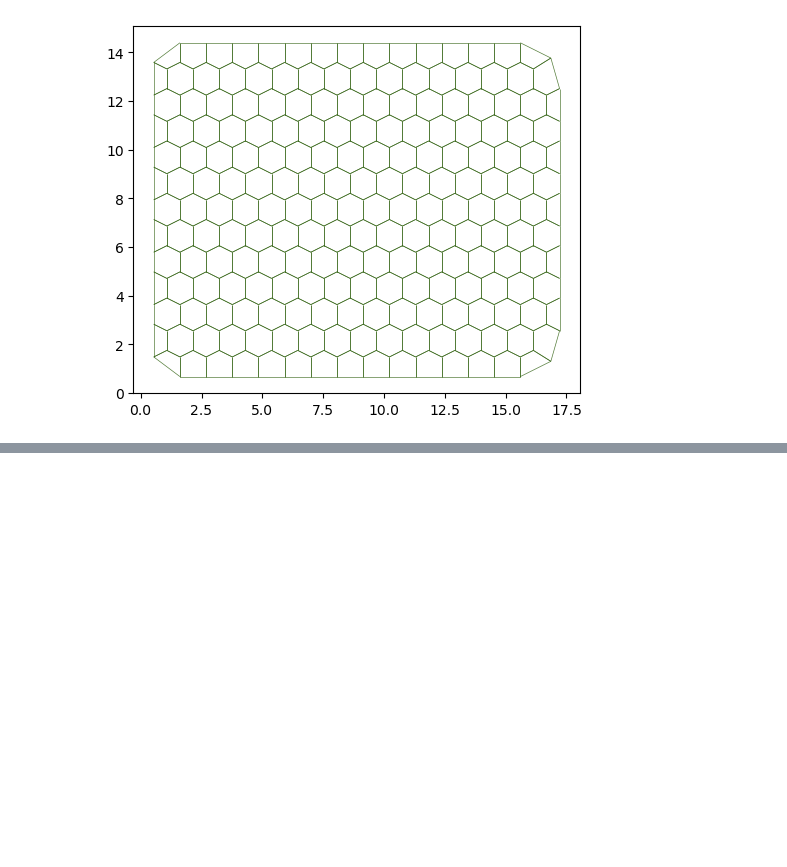
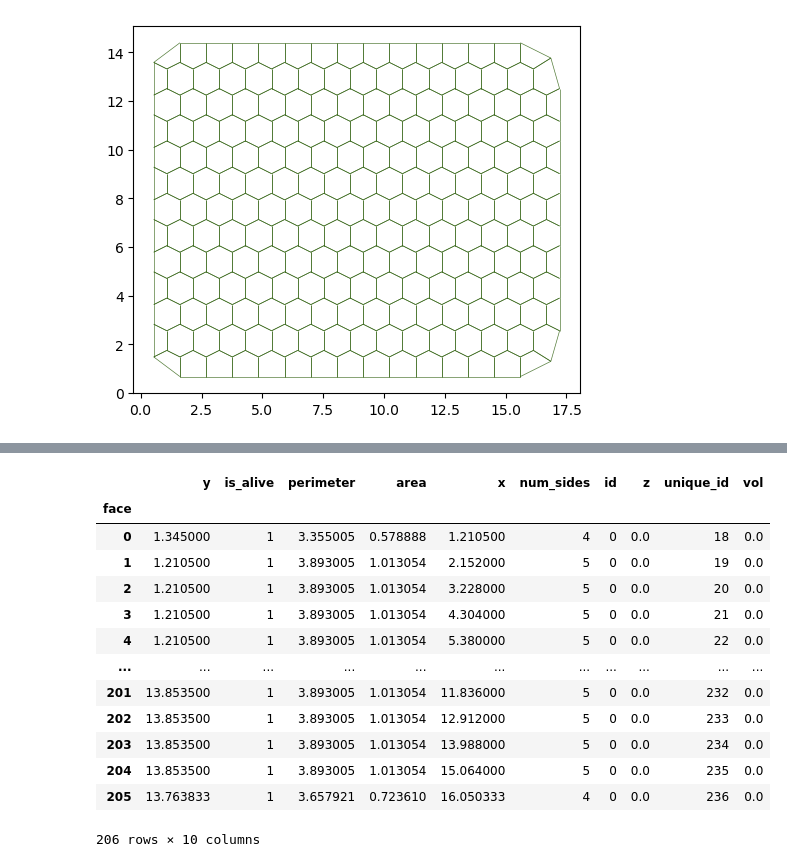
Before and after one commit to vivarium-collective/vivarium-tyssue, a Jupyter notebook: Notebooks/cylindermodel.ipynb, the cells around one changed output, grey strips where cells are left out. Cells and saved outputs as stored; diff of their text form; code cells hidden in the pictures; blank space fills up the shorter version.

```diff
--- a/Notebooks/cylindermodel.ipynb
+++ b/Notebooks/cylindermodel.ipynb
@@ -427,2 +328,19 @@ fig, ax = draw_faces_highlighted(sheet, face_indices=[67, 106], highlight_color=
 # %%
 save_datasets("test_square.hf5", sheet)
+# %%
+sheet.face_df
+# %% [output]
+|  | y | is_alive | perimeter | area | x | num_sides | id | z | unique_id | vol |
+| face |  |  |  |  |  |  |  |  |  |  |
+| 0 | 1.345000 | 1 | 3.355005 | 0.578888 | 1.210500 | 4 | 0 | 0.0 | 18 | 0.0 |
+| 1 | 1.210500 | 1 | 3.893005 | 1.013054 | 2.152000 | 5 | 0 | 0.0 | 19 | 0.0 |
+| 2 | 1.210500 | 1 | 3.893005 | 1.013054 | 3.228000 | 5 | 0 | 0.0 | 20 | 0.0 |
+| 3 | 1.210500 | 1 | 3.893005 | 1.013054 | 4.304000 | 5 | 0 | 0.0 | 21 | 0.0 |
+| 4 | 1.210500 | 1 | 3.893005 | 1.013054 | 5.380000 | 5 | 0 | 0.0 | 22 | 0.0 |
+| ... | ... | ... | ... | ... | ... | ... | ... | ... | ... | ... |
+| 201 | 13.853500 | 1 | 3.893005 | 1.013054 | 11.836000 | 5 | 0 | 0.0 | 232 | 0.0 |
+| 202 | 13.853500 | 1 | 3.893005 | 1.013054 | 12.912000 | 5 | 0 | 0.0 | 233 | 0.0 |
+| 203 | 13.853500 | 1 | 3.893005 | 1.013054 | 13.988000 | 5 | 0 | 0.0 | 234 | 0.0 |
+| 204 | 13.853500 | 1 | 3.893005 | 1.013054 | 15.064000 | 5 | 0 | 0.0 | 235 | 0.0 |
+| 205 | 13.763833 | 1 | 3.657921 | 0.723610 | 16.050333 | 4 | 0 | 0.0 | 236 | 0.0 |
+206 rows × 10 columns
```
Also changed, not shown: parts of 12 cells of this notebook, 10 other files.
